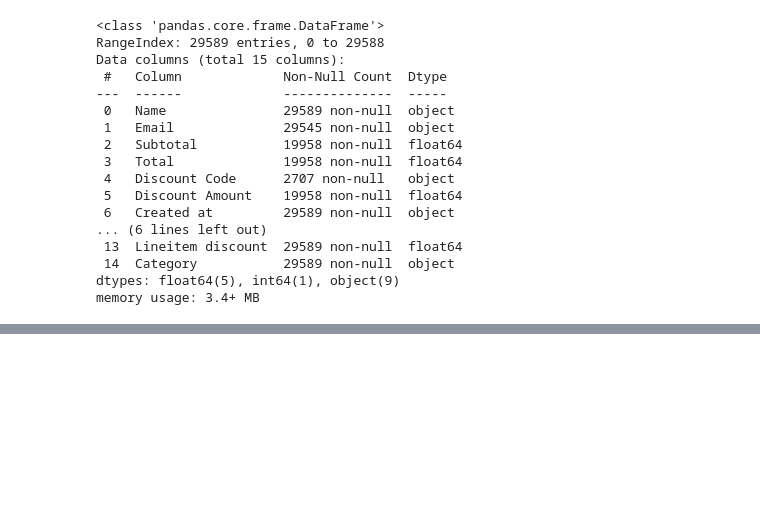
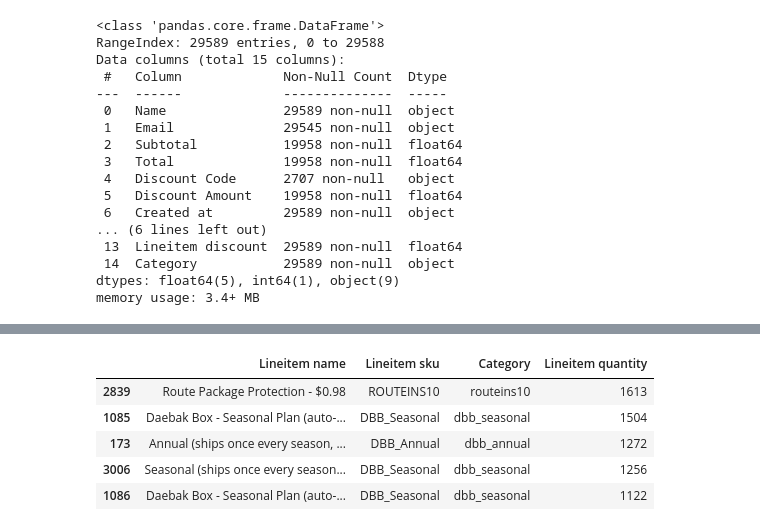
Before and after one commit to KrSuma/DaebakAnalysis, a Jupyter notebook: ItemAnalysis.ipynb, the cells around one changed output, grey strips where cells are left out. Cells and saved outputs as stored; diff of their text form; code cells hidden in the pictures; blank space fills up the shorter version.

```diff
--- a/ItemAnalysis.ipynb
+++ b/ItemAnalysis.ipynb
@@ -223,0 +244,10 @@ categorized2.head()
+# %%
+categorized2_by_quantity = categorized2.sort_values(by='Lineitem quantity', ascending=False)
+categorized2_by_quantity.head()
+# %% [output]
+|  | Lineitem name | Lineitem sku | Category | Lineitem quantity |
+| 2839 | Route Package Protection - $0.98 | ROUTEINS10 | routeins10 | 1613 |
+| 1085 | Daebak Box - Seasonal Plan (auto-... | DBB_Seasonal | dbb_seasonal | 1504 |
+| 173 | Annual (ships once every season, ... | DBB_Annual | dbb_annual | 1272 |
+| 3006 | Seasonal (ships once every season... | DBB_Seasonal | dbb_seasonal | 1256 |
+| 1086 | Daebak Box - Seasonal Plan (auto-... | DBB_Seasonal | dbb_seasonal | 1122 |
```
Also changed, not shown: parts of 13 cells of this notebook.
